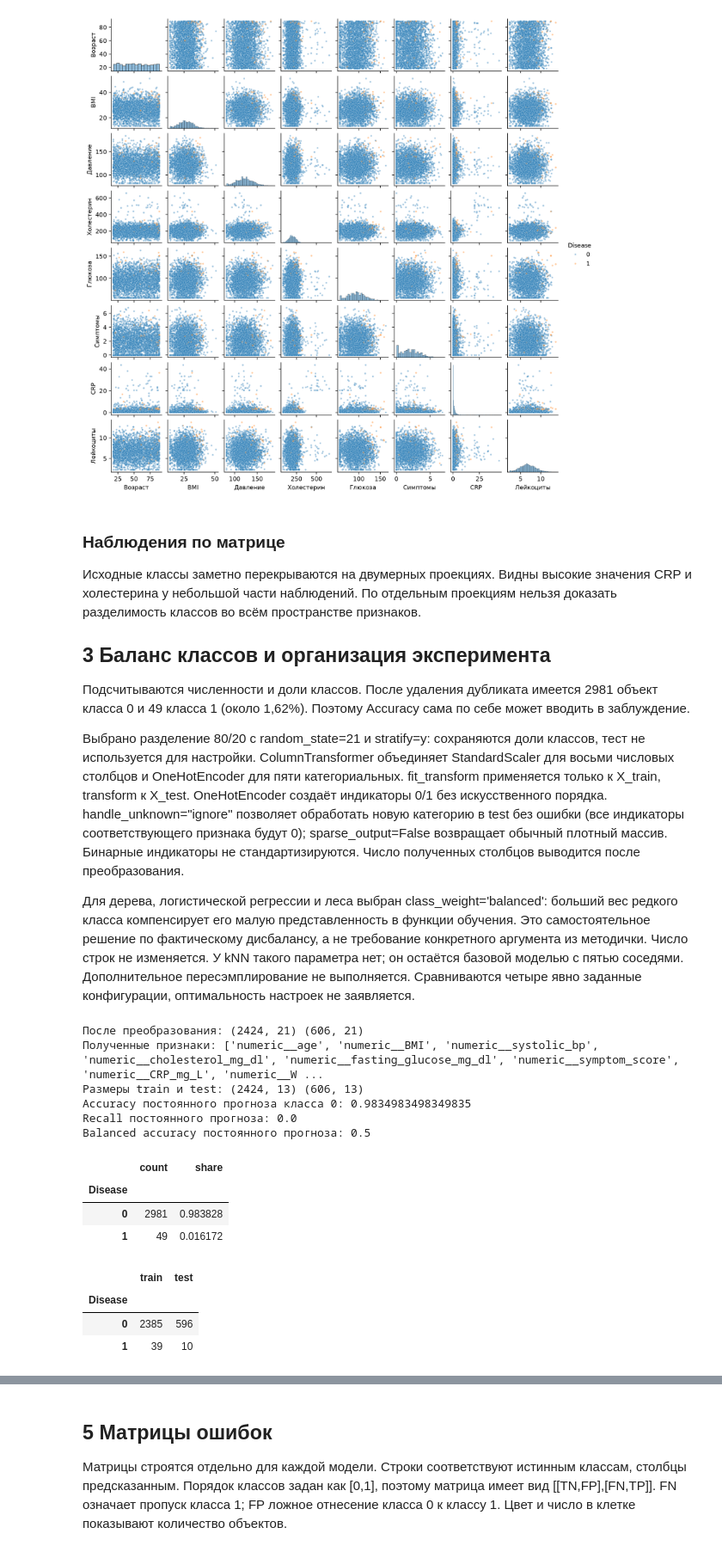
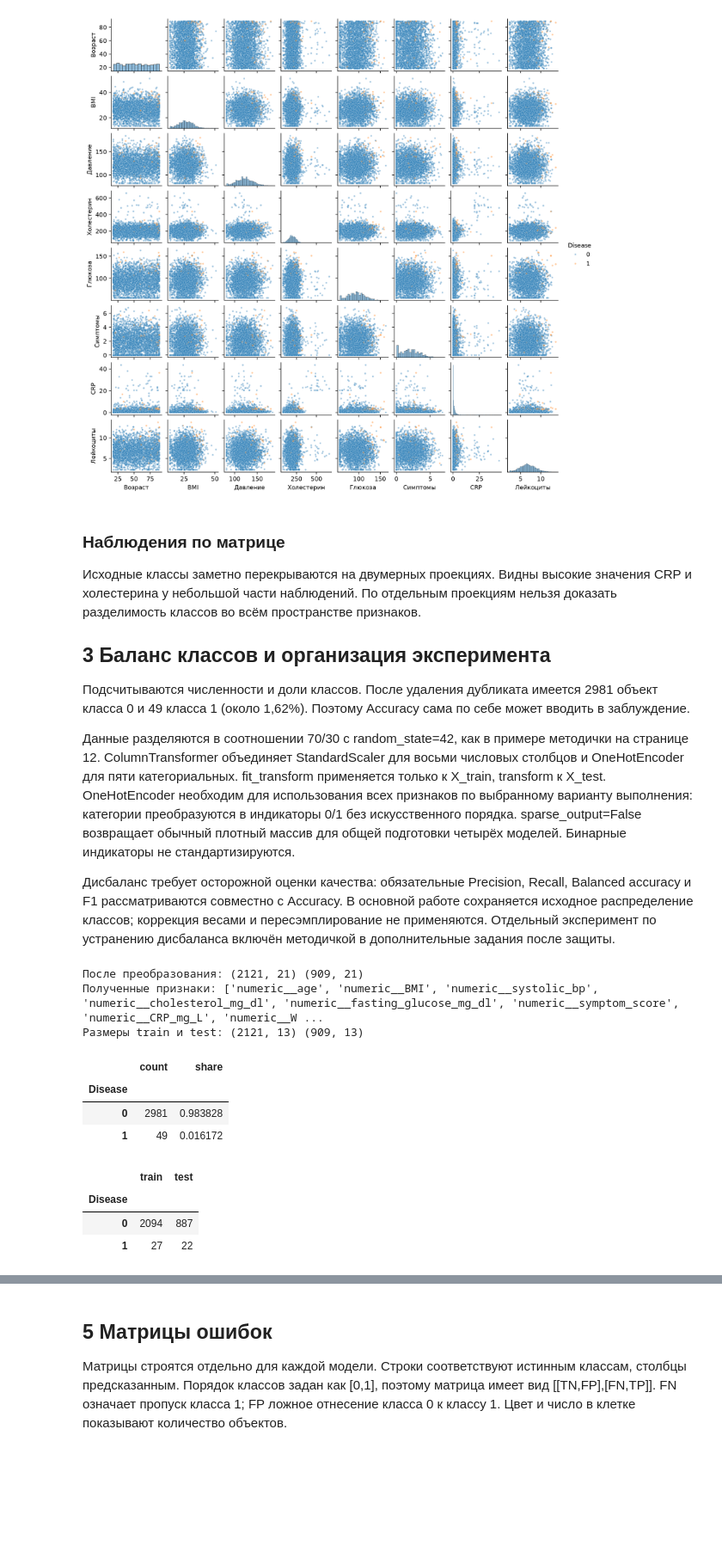
Before and after one commit to karinalien/lr5, a Jupyter notebook: lr5.ipynb, the cells around one changed output, grey strips where cells are left out. Shown at 86% size. Saved outputs shown, nothing was run; the diff lists cells and outputs as text; code cells hidden in the pictures; blank space fills up the shorter version.

Commit message:
Сверена ЛР5 с методичкой: базовые модели и разделение 70/30

```diff
--- a/lr5.ipynb
+++ b/lr5.ipynb
@@ -96,45 +95,37 @@ plt.show()
 ## 3 Баланс классов и организация эксперимента
 Подсчитываются численности и доли классов. После удаления дубликата имеется 2981 объект класса 0 и 49 класса 1 (около 1,62%). Поэтому Accuracy сама по себе может вводить в заблуждение.
 
-Выбрано разделение 80/20 с random_state=21 и stratify=y: сохраняются доли классов, тест не используется для настройки. ColumnTransformer объединяет StandardScaler для восьми числовых столбцов и OneHotEncoder для пяти категориальных. fit_transform применяется только к X_train, transform к X_test. OneHotEncoder создаёт индикаторы 0/1 без искусственного порядка. handle_unknown="ignore" позволяет обработать новую категорию в test без ошибки (все индикаторы соответствующего признака будут 0); sparse_output=False возвращает обычный плотный массив. Бинарные индикаторы не стандартизируются. Число полученных столбцов выводится после преобразования.
+Данные разделяются в соотношении 70/30 с random_state=42, как в примере методички на странице 12. ColumnTransformer объединяет StandardScaler для восьми числовых столбцов и OneHotEncoder для пяти категориальных. fit_transform применяется только к X_train, transform к X_test. OneHotEncoder необходим для использования всех признаков по выбранному варианту выполнения: категории преобразуются в индикаторы 0/1 без искусственного порядка. sparse_output=False возвращает обычный плотный массив для общей подготовки четырёх моделей. Бинарные индикаторы не стандартизируются.
 
-Для дерева, логистической регрессии и леса выбран class_weight='balanced': больший вес редкого класса компенсирует его малую представленность в функции обучения. Это самостоятельное решение по фактическому дисбалансу, а не требование конкретного аргумента из методички. Число строк не изменяется. У kNN такого параметра нет; он остаётся базовой моделью с пятью соседями. Дополнительное пересэмплирование не выполняется. Сравниваются четыре явно заданные конфигурации, оптимальность настроек не заявляется.
+Дисбаланс требует осторожной оценки качества: обязательные Precision, Recall, Balanced accuracy и F1 рассматриваются совместно с Accuracy. В основной работе сохраняется исходное распределение классов; коррекция весами и пересэмплирование не применяются. Отдельный эксперимент по устранению дисбаланса включён методичкой в дополнительные задания после защиты.
 # %%
 class_counts = y.value_counts().sort_index()
 display(pd.DataFrame({'count': class_counts,
                       'share': class_counts / len(y)}))
 X_train, X_test, y_train, y_test = train_test_split(
-    X, y, test_size=0.2, random_state=21, stratify=y)
+    X, y, test_size=0.30, random_state=42)
 preprocessor = ColumnTransformer([
     ('numeric', StandardScaler(), numeric_columns),
-    ('categorical', OneHotEncoder(handle_unknown='ignore',
-                                  sparse_output=False), categorical_columns)
+    ('categorical', OneHotEncoder(sparse_output=False), categorical_columns)
 ])
 X_train_prepared = preprocessor.fit_transform(X_train)
 X_test_prepared = preprocessor.transform(X_test)
 print('После преобразования:', X_train_prepared.shape, X_test_prepared.shape)
 print('Полученные признаки:', preprocessor.get_feature_names_out().tolist())
 print('Размеры train и test:', X_train.shape, X_test.shape)
 display(pd.DataFrame({'train': y_train.value_counts(),
                       'test': y_test.value_counts()}).sort_index())
-majority_pred = np.full(len(y_test), y_train.mode().iloc[0])
-print('Accuracy постоянного прогноза класса 0:', accuracy_score(y_test, majority_pred))
-print('Recall постоянного прогноза:', recall_score(y_test, majority_pred))
-print('Balanced accuracy постоянного прогноза:', balanced_accuracy_score(y_test, majority_pred))
 # %% [output]
-После преобразования: (2424, 21) (606, 21)
+После преобразования: (2121, 21) (909, 21)
 Полученные признаки: ['numeric__age', 'numeric__BMI', 'numeric__systolic_bp', 'numeric__cholesterol_mg_dl', 'numeric__fasting_glucose_mg_dl', 'numeric__symptom_score', 'numeric__CRP_mg_L', 'numeric__W ...
-Размеры train и test: (2424, 13) (606, 13)
-Accuracy постоянного прогноза класса 0: 0.9834983498349835
-Recall постоянного прогноза: 0.0
-Balanced accuracy постоянного прогноза: 0.5
+Размеры train и test: (2121, 13) (909, 13)
 |  | count | share |
 | Disease |  |  |
 | 0 | 2981 | 0.983828 |
 | 1 | 49 | 0.016172 |
 |  | train | test |
 | Disease |  |  |
-| 0 | 2385 | 596 |
-| 1 | 39 | 10 |
+| 0 | 2094 | 887 |
+| 1 | 27 | 22 |
 # %% [markdown]
 ## 4 Обучение четырёх классификаторов и метрики
```
Also changed, not shown: parts of 7 cells of this notebook.
